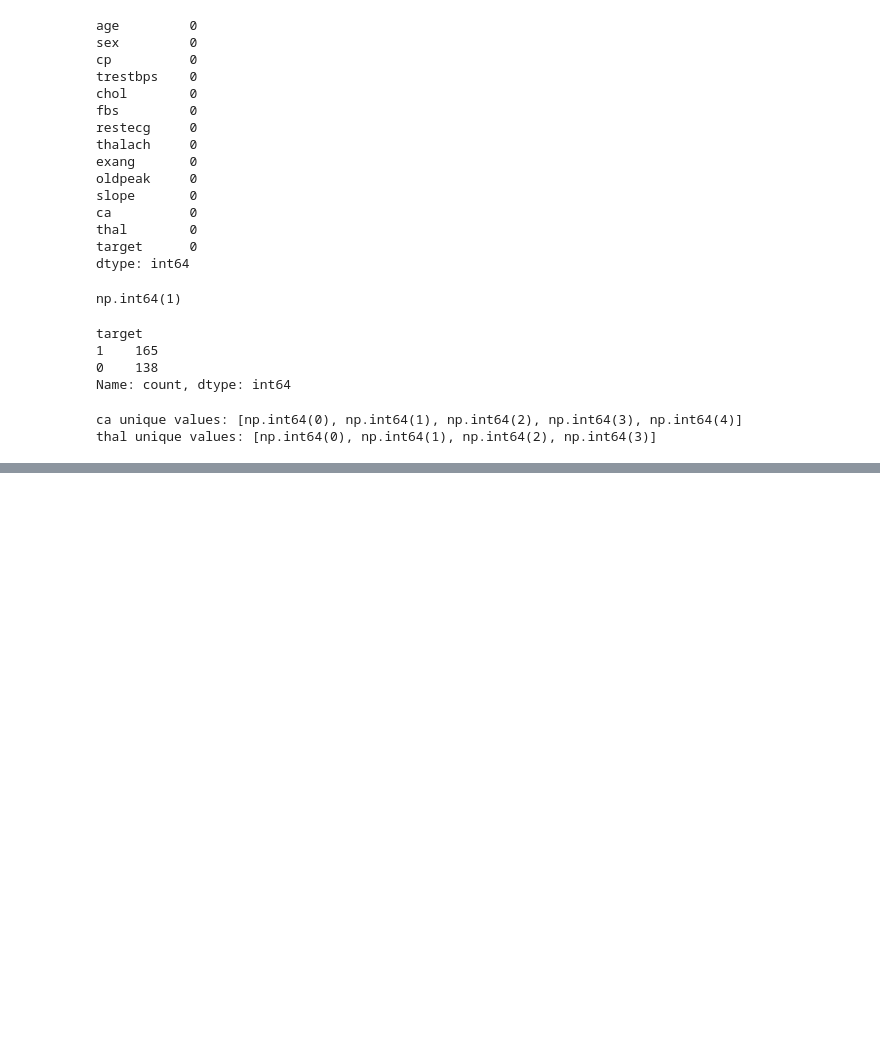
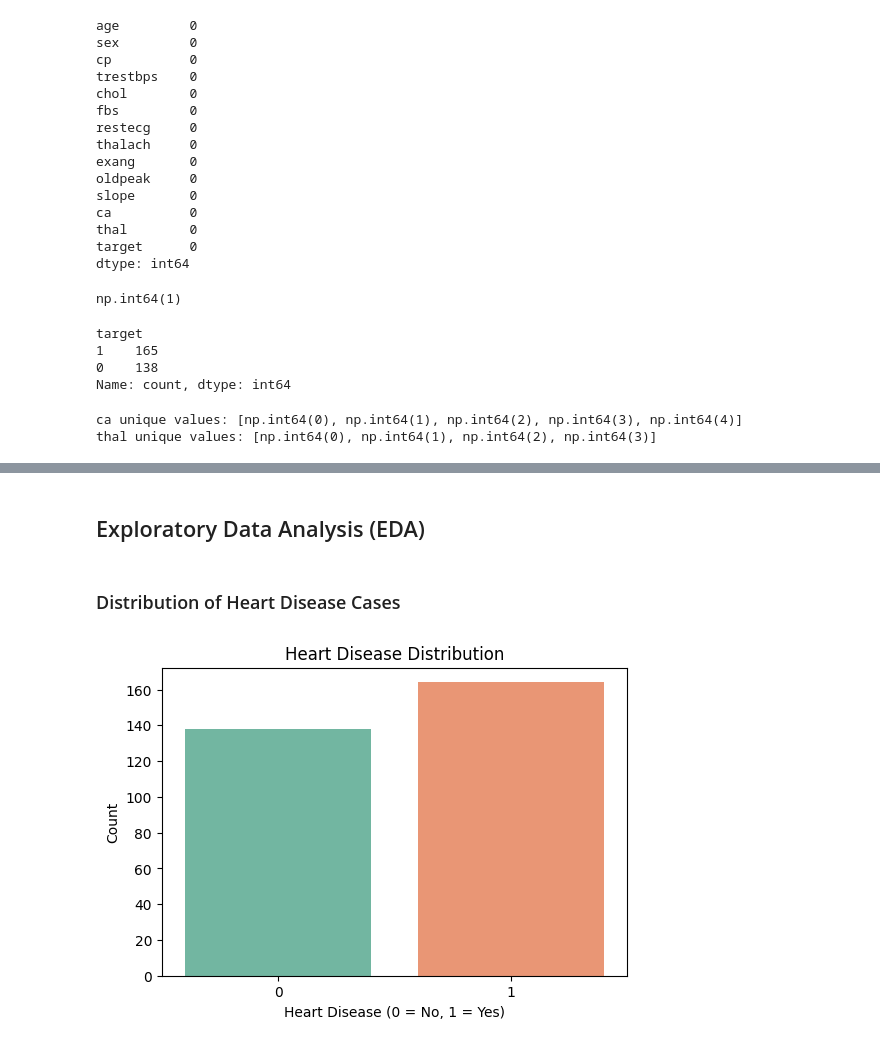
Before and after one commit to Danish925/ml-healthcare-journey, a Jupyter notebook: heart-disease-prediction/heart-disease-prediction.ipynb, the cells around one changed output, grey strips where cells are left out. Drawn from its saved outputs; the diff is of its cells as text; code cells hidden in the pictures; blank space fills up the shorter version.

Commit message:
feat: complete initial exploratory data analysis for heart disease dataset

```diff
--- a/heart-disease-prediction/heart-disease-prediction.ipynb
+++ b/heart-disease-prediction/heart-disease-prediction.ipynb
@@ -117,3 +113,9 @@ print("thal unique values:", sorted(df['thal'].unique()))
 # %% [output]
 ca unique values: [np.int64(0), np.int64(1), np.int64(2), np.int64(3), np.int64(4)]
 thal unique values: [np.int64(0), np.int64(1), np.int64(2), np.int64(3)]
+# %%
+# Remove duplicate rows
+df.drop_duplicates(inplace=True)
+
+print("New Shape:", df.shape)
+print("Duplicate rows:", df.duplicated().sum())
@@ -119,0 +132,16 @@ thal unique values: [np.int64(0), np.int64(1), np.int64(2), np.int64(3)]
+# %% [markdown]
+## Exploratory Data Analysis (EDA)
+# %% [markdown]
+### Distribution of Heart Disease Cases
+# %%
+plt.figure(figsize=(6,4))
+
+sns.countplot(x='target', data=df, palette='Set2')
+
+plt.title("Heart Disease Distribution")
+plt.xlabel("Heart Disease (0 = No, 1 = Yes)")
+plt.ylabel("Count")
+
+plt.show()
+# %% [output]
+[figure, added]
```
Also changed, not shown: parts of 29 cells of this notebook.
